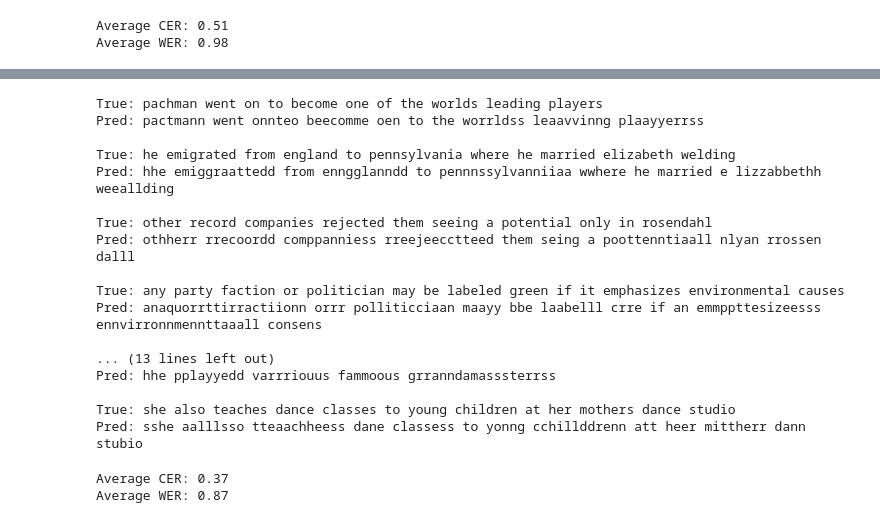
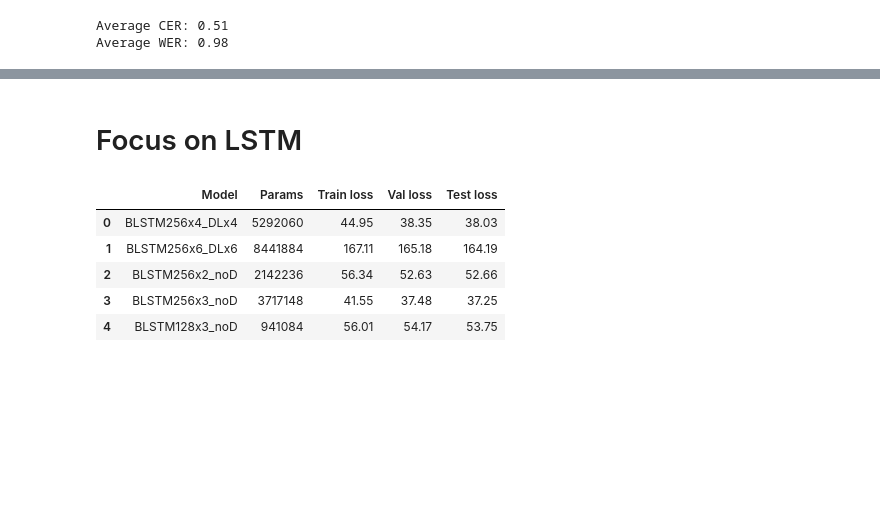
Before and after one commit to k-katarzyna/Automatic_Speech_Recognition, a Jupyter notebook: 01_model.ipynb, the cells around one changed output, grey strips where cells are left out. Drawn from its saved outputs; the diff is of its cells as text; code cells hidden in the pictures; blank space fills up the shorter version.

Commit message:
smaller models, more data

```diff
--- a/01_model.ipynb
+++ b/01_model.ipynb
@@ -547,49 +416,2 @@ history = train_model(model, train_dataset, val_dataset,
-# %%
-labels = []
-predictions = []
-
-for data, label in test_dataset.rebatch(1).take(10):
-    labels.append(label)
-    pred = model.predict(data, verbose=False)
-    predictions.append(pred)
-
-decoded_labels = []
-decoded_preds = []
-
-for l, p in zip(labels, predictions):
-    decoded_labels.append(decode(l, pred=False))
-    decoded_preds.append(decode(p, pred=True))
-
-for true_label, pred in zip(decoded_labels, decoded_preds):
-    print(f"True: {true_label}")
-    print(f"Pred: {pred}")
-    print()
-# %% [output]
-True: pachman went on to become one of the worlds leading players
-Pred: pactmann went onnteo beecomme oen to the worrldss leaavvinng plaayyerrss
-
-True: he emigrated from england to pennsylvania where he married elizabeth welding
-Pred: hhe emiggraattedd from enngglanndd to pennnssylvanniiaa wwhere he married e lizzabbethh weeallding
-
-True: other record companies rejected them seeing a potential only in rosendahl
-Pred: othherr rrecoordd comppanniess rreejeecctteed them seing a poottenntiaall nlyan rrossen dalll
-
-True: any party faction or politician may be labeled green if it emphasizes environmental causes
-Pred: anaquorrttirractiionn orrr polliticciaan maayy bbe laabelll crre if an emmppttesizeesss ennvirronnmennttaaall consens
-
-... (13 lines left out)
-Pred: hhe pplayyedd varrriouus fammoous grranndamasssterrss
-
-True: she also teaches dance classes to young children at her mothers dance studio
-Pred: sshe aalllsso tteaachheess dane classess to yonng cchillddrenn att heer mittherr dann stubio
-# %%
-cer_values = [jiwer.cer(label, pred) for label, pred in zip(decoded_labels, decoded_preds)]
-wer_values = [jiwer.wer(label, pred) for label, pred in zip(decoded_labels, decoded_preds)]
-average_cer = sum(cer_values) / len(cer_values)
-average_wer = sum(wer_values) / len(wer_values)
-
-print(f"Average CER: {round(average_cer, 2)}")
-print(f"Average WER: {round(average_wer, 2)}")
-# %% [output]
-Average CER: 0.37
-Average WER: 0.87
+# %% [markdown]
+# Focus on LSTM
@@ -595,0 +508,9 @@ Average WER: 0.87
+# %%
+pd.read_csv("50%_data_results_DL.csv")
+# %% [output]
+|  | Model | Params | Train loss | Val loss | Test loss |
+| 0 | BLSTM256x4_DLx4 | 5292060 | 44.95 | 38.35 | 38.03 |
+| 1 | BLSTM256x6_DLx6 | 8441884 | 167.11 | 165.18 | 164.19 |
+| 2 | BLSTM256x2_noD | 2142236 | 56.34 | 52.63 | 52.66 |
+| 3 | BLSTM256x3_noD | 3717148 | 41.55 | 37.48 | 37.25 |
+| 4 | BLSTM128x3_noD | 941084 | 56.01 | 54.17 | 53.75 |
```
Also changed, not shown: parts of 21 cells of this notebook, 1 other file.
